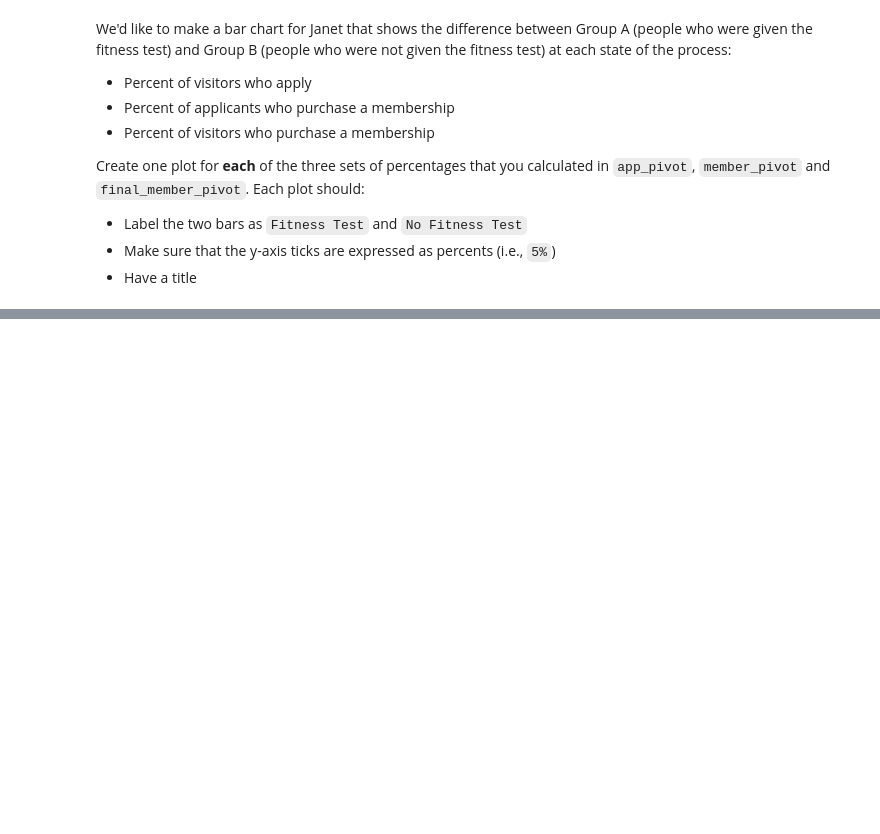
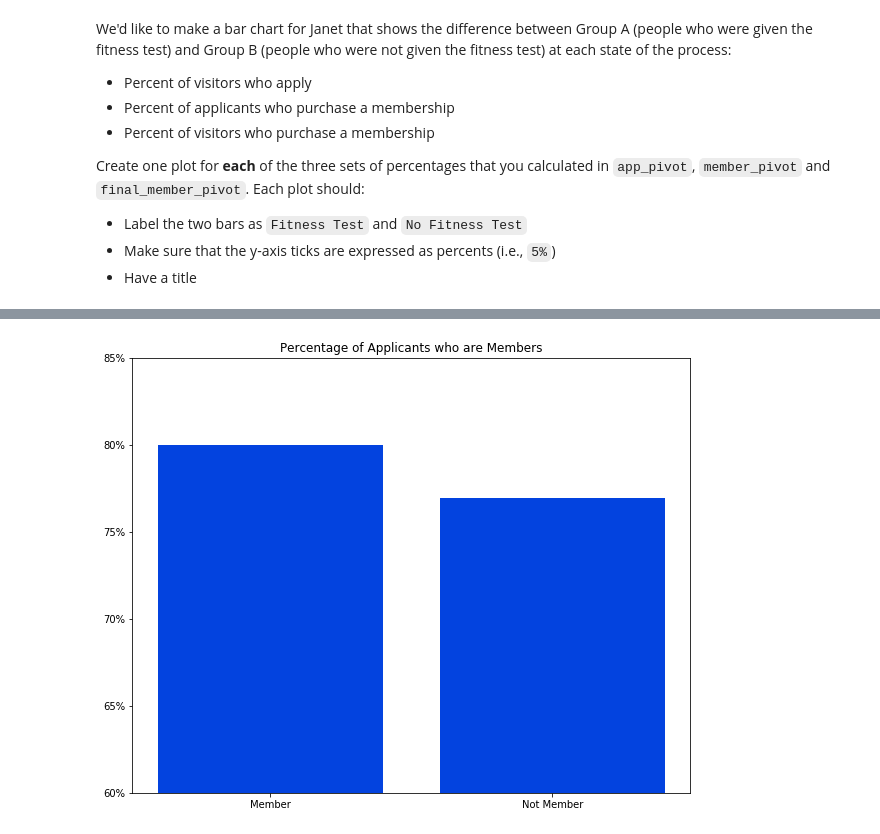
Before and after one commit to altmanmark/musclehub, a Jupyter notebook: musclehub.ipynb, the cells around one changed output, grey strips where cells are left out. Drawn from its saved outputs; the diff is of its cells as text; code cells hidden in the pictures; blank space fills up the shorter version.

```diff
--- a/musclehub.ipynb
+++ b/musclehub.ipynb
@@ -374,0 +411,16 @@ Create one plot for **each** of the three sets of percentages that you calculate
+# %%
+#Percentage of applicants who purchased a membership
+plt.figure(figsize=(10,8))
+ax = plt.subplot()
+plt.bar(range(len(member_pivot)),
+        member_pivot['Percent Purchase'].values,
+        color='xkcd:blue')
+ax.set(title='Percentage of Applicants who are Members',
+       ylim=[0.60, 0.85])
+ax.xaxis.set(ticks=range(len(member_pivot)),
+             ticklabels=['Member', 'Not Member'])
+ax.yaxis.set(ticks=[0.60, 0.65, 0.70, 0.75,  0.80, 0.85],
+             ticklabels=['60%', '65%', '70%', '75%', '80%', '85%'])
+plt.show()
+# %% [output]
+[figure, added]
```
Also changed, not shown: parts of 4 cells of this notebook, 1 other file.
